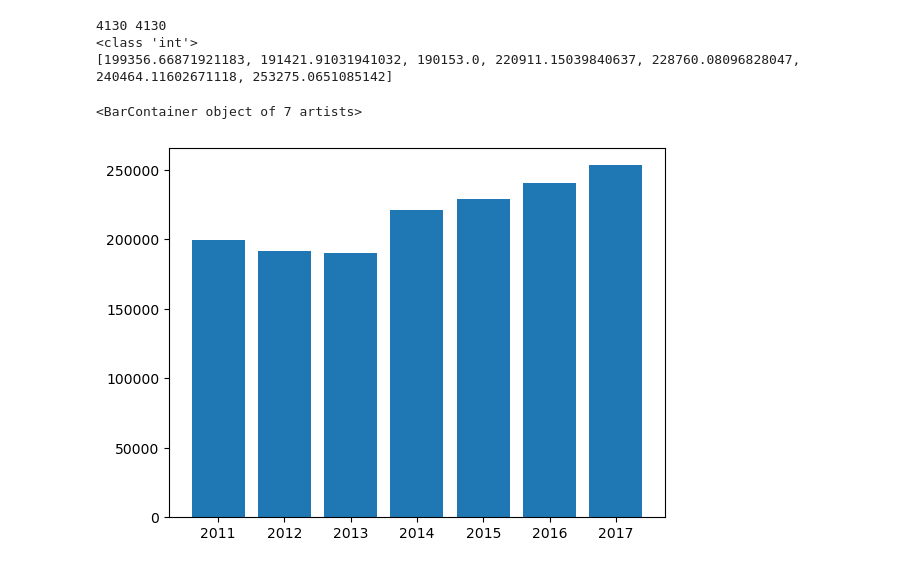
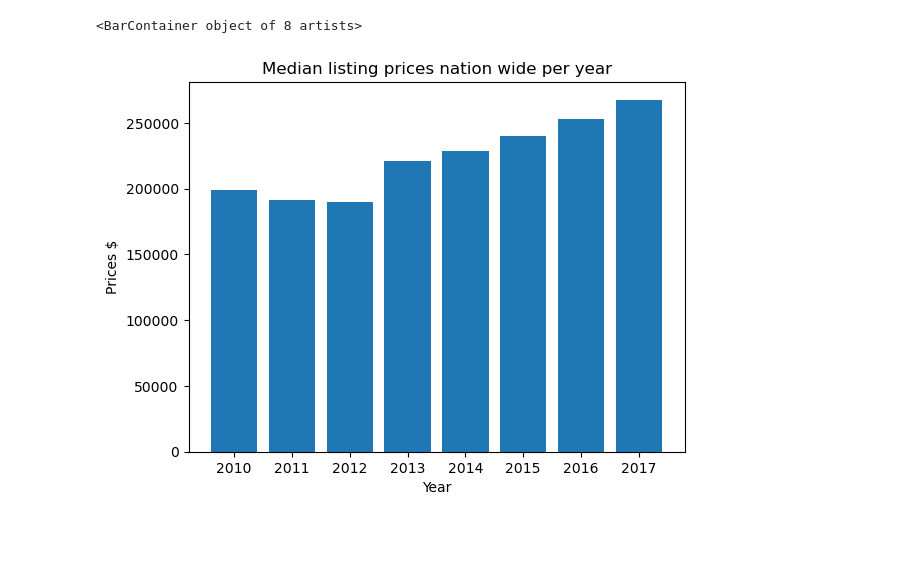
Before and after one commit to MikePlekan/Real-Estate-project, a Jupyter notebook: LookingAtData.ipynb, the cells around one changed output. Drawn from its saved outputs; the diff is of its cells as text; code cells hidden in the pictures; blank space fills up the shorter version.

```diff
--- a/LookingAtData.ipynb
+++ b/LookingAtData.ipynb
@@ -12,4 +47,18 @@ df=utils.get_df('./zillowData/State_time_series.csv')
 # %%
-sb.histplot(df, x='MedianListingPrice_SingleFamilyResidence')
-#print(len(df['MedianListingPrice_SingleFamilyResidence']))
+years = []
+prices = []
+
+dfMedHist = df[[ 'Date','Sale_Prices']]
+dfMedHist = dfMedHist.dropna(axis=0)
+#print(df1)
+
+
+for i in dfMedHist['Sale_Prices']:
+    prices.append(i)
+
+for i in dfMedHist['Date']:
+    years.append(i[:-6])
+
+plt.title("Average Sale Prices with respect to year")
+sb.histplot(dfMedHist, x='Sale_Prices', hue = years)
 # %% [output]
@@ -33,59 +82,49 @@ plt.plot(years, df['MedianListingPrice_SingleFamilyResidence'], marker="o")
 # %%
 years = []
 prices = []
 
-df1 = df[[ 'Date','MedianListingPrice_SingleFamilyResidence']]
-df1 = df1.dropna(axis=0)
+dfMedPrice = df[[ 'Date','MedianListingPrice_SingleFamilyResidence']]
+dfMedPrice = dfMedPrice.dropna(axis=0)
 #print(df1)
 
 
-for i in df1['MedianListingPrice_SingleFamilyResidence']:
+for i in dfMedPrice['MedianListingPrice_SingleFamilyResidence']:
     prices.append(i)
 
-for i in df1['Date']:
+for i in dfMedPrice['Date']:
     years.append(i[:-6])
-
-print(len(years),len(prices))
-housingPrice = df['MedianListingPrice_SingleFamilyResidence']
 
 
 total = 0
 num = 0
 averagePrice = []
 yearToCheck = int(years[0])
-print(type(yearToCheck))
+xlab = [str(yearToCheck)]
+#print(type(yearToCheck))
 
 for i in range(len(prices)):
-    #if (yearToCheck < 2018):
-        #i = int(i)
-        year = int(years[i])
-        #print((year))
-        if (year == yearToCheck):
-            #print("ifs")
-            total = total + prices[i]
-            #print(housingPrice[i])
-            num += 1
-            #print(total)
-        else:
-            averagePrice.append(total/num)
-            yearToCheck += 1
-            #print(yearToCheck)
-            #print("elses")
-            total = 0
-            num = 0
+    year = int(years[i])
 
-print(averagePrice)
+    if (year == yearToCheck):
+        total = total + prices[i]
+        num += 1
+    else:
+        averagePrice.append(total/num)
+        yearToCheck += 1
+        xlab.append(str(yearToCheck))
+        total = 0
+        num = 0
 
-xlab = [2011,2012,2013,2014,2015,2016,2017]
+averagePrice.append(total/num)
+
 
 #print(len(housingPrice))
 #print(len(years))
 plt.figure()
+plt.title("Median listing prices nation wide per year")
+plt.xlabel("Year")
+plt.ylabel("Prices $")
 plt.bar(xlab, averagePrice)
-#so.Plot(df1["year"], df1["averagePrice"]).add(so.Bar())
 # %% [output]
-4130 4130
-<class 'int'>
-[199356.66871921183, 191421.91031941032, 190153.0, 220911.15039840637, 228760.08096828047, 240464.11602671118, 253275.0651085142]
+<BarContainer object of 8 artists>
-<BarContainer object of 7 artists>
-[figure, old version]
+[figure, new version]
```
Also changed, not shown: parts of 7 cells of this notebook.
